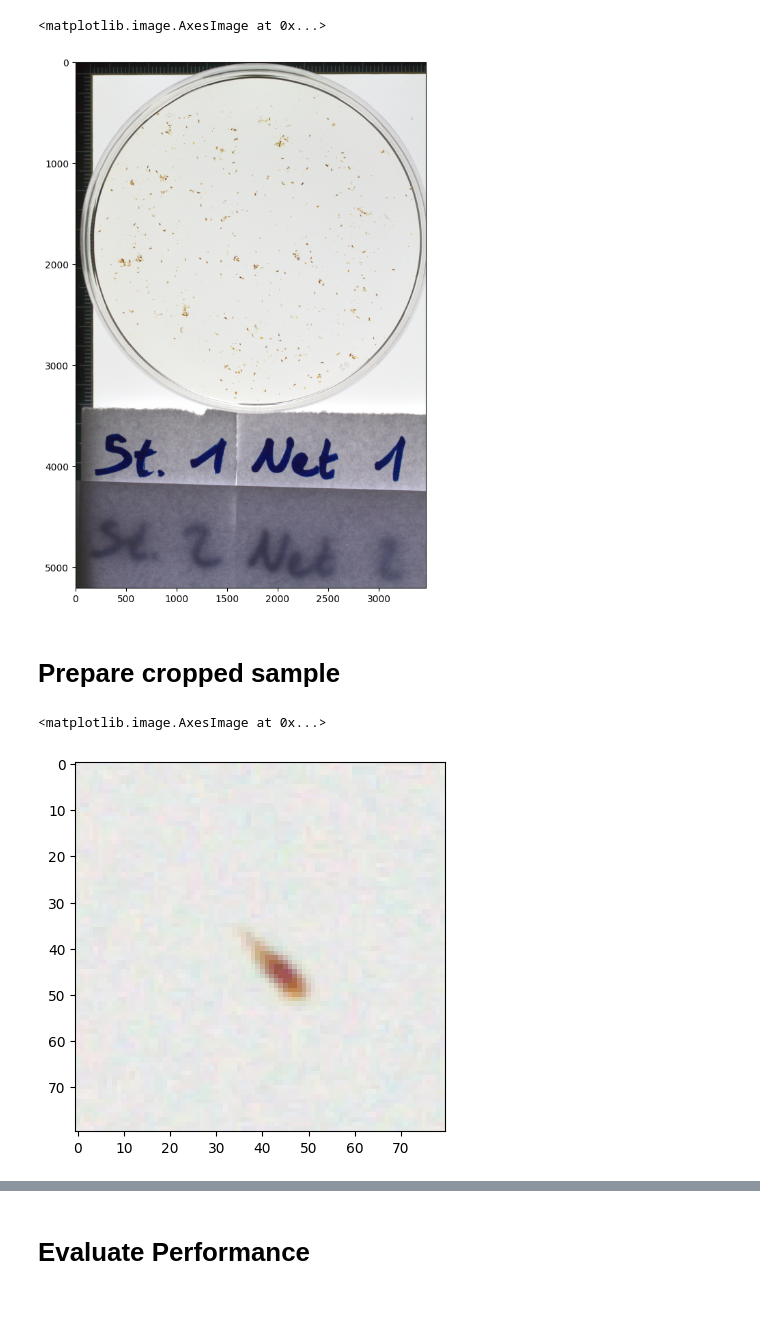
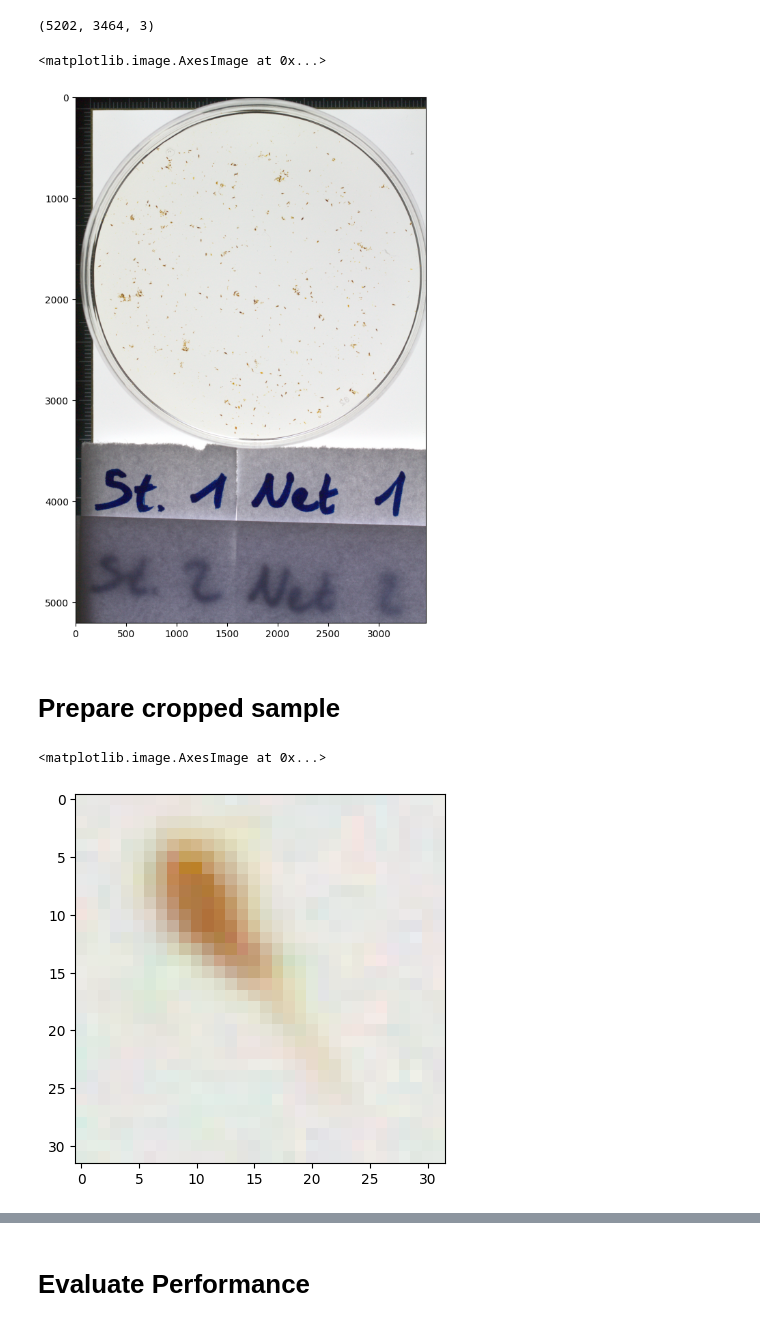
Before and after one commit to Pwhsky/copepod-image-analysis, a Jupyter notebook: lodestar_analysis.ipynb, the cells around one changed output, grey strips where cells are left out. Cells and saved outputs as stored; diff of their text form; code cells hidden in the pictures.

```diff
--- a/lodestar_analysis.ipynb
+++ b/lodestar_analysis.ipynb
@@ -11,37 +11,42 @@ image = dt.LoadImage("cope_1.png")
 
 plt.figure(figsize=(15, 10))
 image = np.array(image.resolve()) #Note to self, resolve() makes it into a list
+print(np.shape(image))
 plt.imshow(image)
 # %% [output]
-<matplotlib.image.AxesImage at 0x...>
+(5202, 3464, 3)
+<matplotlib.image.AxesImage at 0x...>
 [figure]
 # %% [markdown]
 # Prepare cropped sample
 # %%
-crop_size = 80
-y_index = 1870
-x_index = 1780
-
+crop_size = 32
+y_index = 1864
+x_index = 920
 
 '''
 Example crops for cope_1.png:
 
-crop_size = 80
-y_index = 1860
-x_index = 910
+crop_size = 25
+y_index = 1875
+x_index = 1785
+
+crop_size = 32
+y_index = 1864
+x_index = 920
 
 crop_size = 70
 y_index = 1970
 x_index = 850
 
 '''
 
 
 x0,y0 = y_index-crop_size // 2, x_index - crop_size//2
-crop = np.array(image[x0:x0+crop_size, y0: y0 + crop_size])
-plt.imshow(crop)
+training_image = np.array(   image[x0:x0+crop_size, y0: y0 + crop_size])
+plt.imshow(training_image)
 # %% [output]
 <matplotlib.image.AxesImage at 0x...>
-[figure, old version]
+[figure, new version]
 # %%
 training_pipeline = (
```
Also changed, not shown: parts of 3 cells of this notebook, 13 other files.
